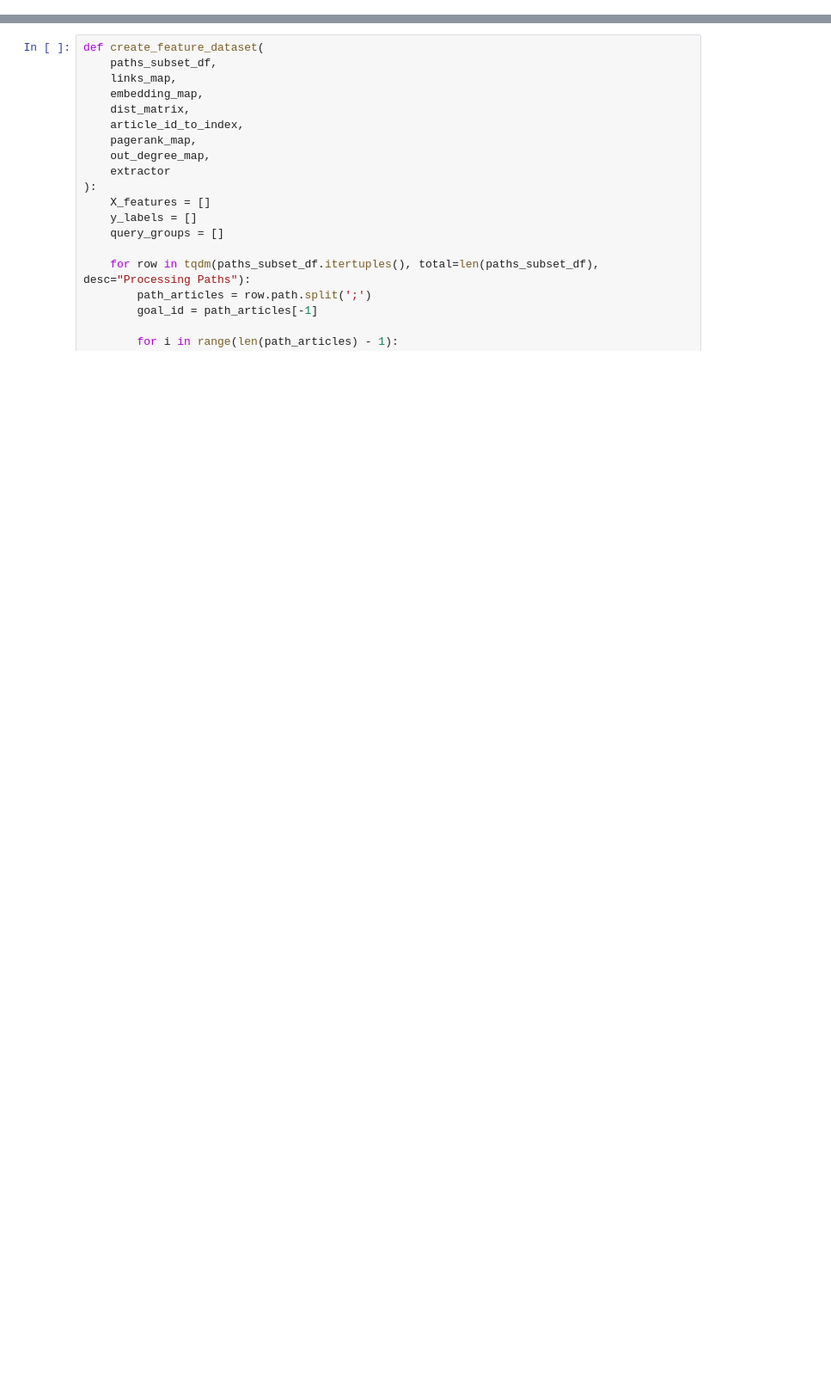
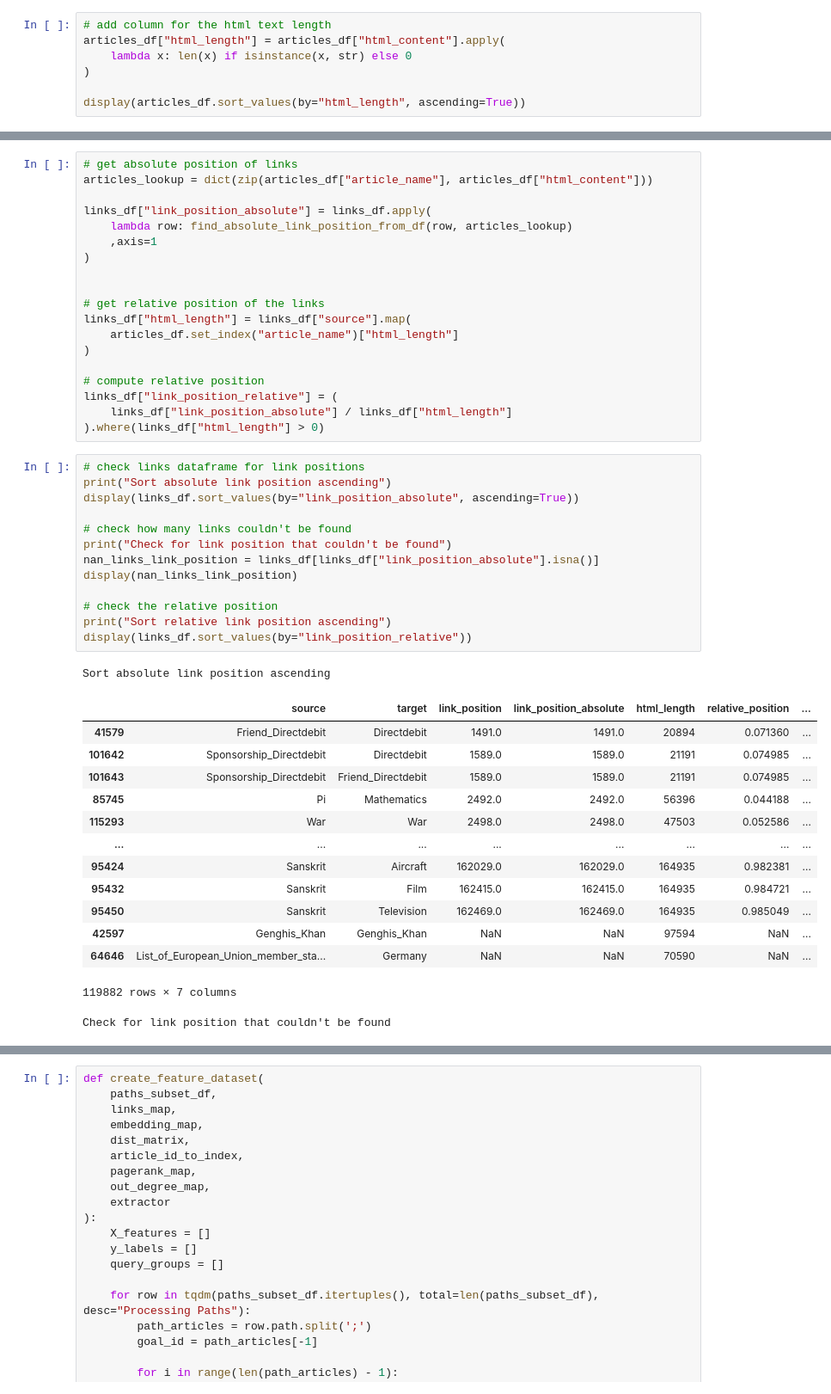
Before and after one commit to au-nlp/project-milestone-p2-group2, a Jupyter notebook: main.ipynb, the cells around one changed output, grey strips where cells are left out. Shown at 86% size. Drawn from its saved outputs; the diff is of its cells as text; blank space fills up the shorter version.

```diff
--- a/main.ipynb
+++ b/main.ipynb
@@ -122,0 +183,7 @@ Example missing text: ['Skåneland', 'The_Last_Supper_(Leonardo)', 'History_of_M
+# %%
+# add column for the html text length
+articles_df["html_length"] = articles_df["html_content"].apply(
+    lambda x: len(x) if isinstance(x, str) else 0
+)
+
+display(articles_df.sort_values(by="html_length", ascending=True))
@@ -122,0 +250,48 @@ Example missing text: ['Skåneland', 'The_Last_Supper_(Leonardo)', 'History_of_M
+# %%
+# get absolute position of links
+articles_lookup = dict(zip(articles_df["article_name"], articles_df["html_content"]))
+
+links_df["link_position_absolute"] = links_df.apply(
+    lambda row: find_absolute_link_position_from_df(row, articles_lookup)
+    ,axis=1
+)
+
+
+# get relative position of the links
+links_df["html_length"] = links_df["source"].map(
+    articles_df.set_index("article_name")["html_length"]
+)
+
+# compute relative position
+links_df["link_position_relative"] = (
+    links_df["link_position_absolute"] / links_df["html_length"]
+).where(links_df["html_length"] > 0)
+# %%
+# check links dataframe for link positions
+print("Sort absolute link position ascending")
+display(links_df.sort_values(by="link_position_absolute", ascending=True))
+
+# check how many links couldn't be found
+print("Check for link position that couldn't be found")
+nan_links_link_position = links_df[links_df["link_position_absolute"].isna()]
+display(nan_links_link_position)
+
+# check the relative position
+print("Sort relative link position ascending")
+display(links_df.sort_values(by="link_position_relative"))
+# %% [output]
+Sort absolute link position ascending
+|  | source | target | link_position | link_position_absolute | html_length | relative_position | ... |
+| 41579 | Friend_Directdebit | Directdebit | 1491.0 | 1491.0 | 20894 | 0.071360 | ... |
+| 101642 | Sponsorship_Directdebit | Directdebit | 1589.0 | 1589.0 | 21191 | 0.074985 | ... |
+| 101643 | Sponsorship_Directdebit | Friend_Directdebit | 1589.0 | 1589.0 | 21191 | 0.074985 | ... |
+| 85745 | Pi | Mathematics | 2492.0 | 2492.0 | 56396 | 0.044188 | ... |
+| 115293 | War | War | 2498.0 | 2498.0 | 47503 | 0.052586 | ... |
+| ... | ... | ... | ... | ... | ... | ... | ... |
+| 95424 | Sanskrit | Aircraft | 162029.0 | 162029.0 | 164935 | 0.982381 | ... |
+| 95432 | Sanskrit | Film | 162415.0 | 162415.0 | 164935 | 0.984721 | ... |
+| 95450 | Sanskrit | Television | 162469.0 | 162469.0 | 164935 | 0.985049 | ... |
+| 42597 | Genghis_Khan | Genghis_Khan | NaN | NaN | 97594 | NaN | ... |
+| 64646 | List_of_European_Union_member_sta... | Germany | NaN | NaN | 70590 | NaN | ... |
+119882 rows × 7 columns
+Check for link position that couldn't be found
```
Also changed, not shown: parts of 33 cells of this notebook.
